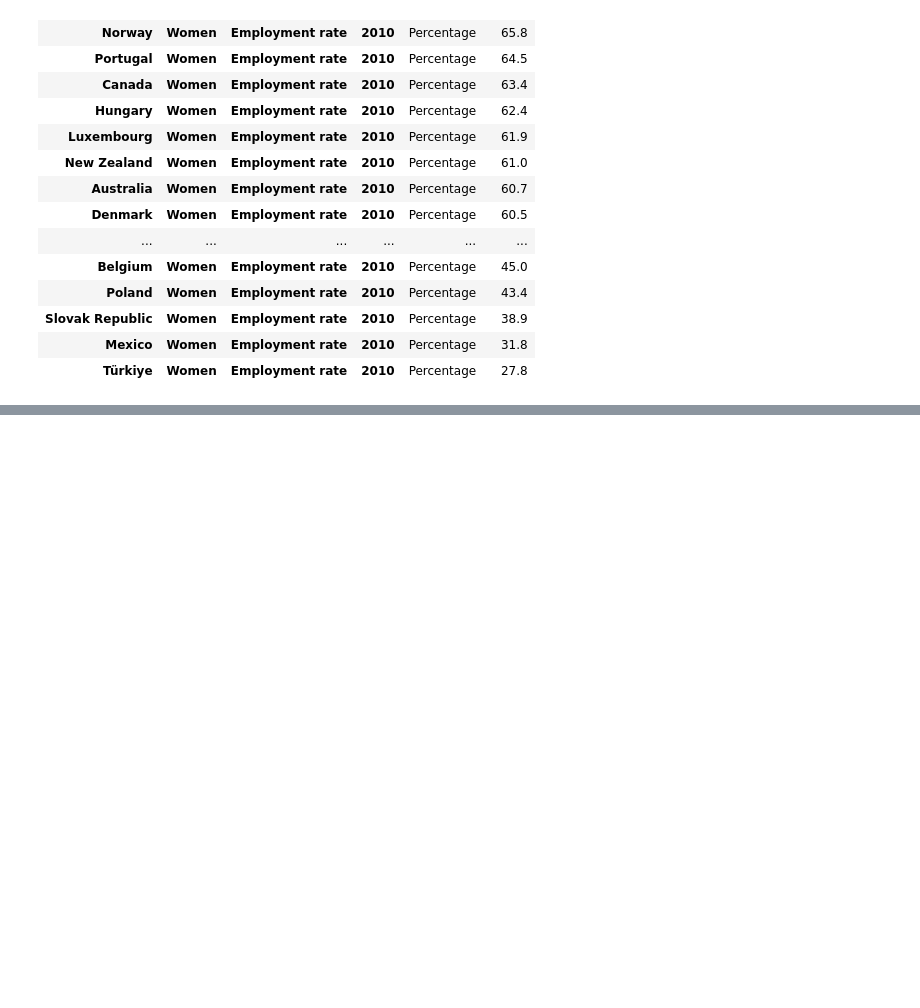
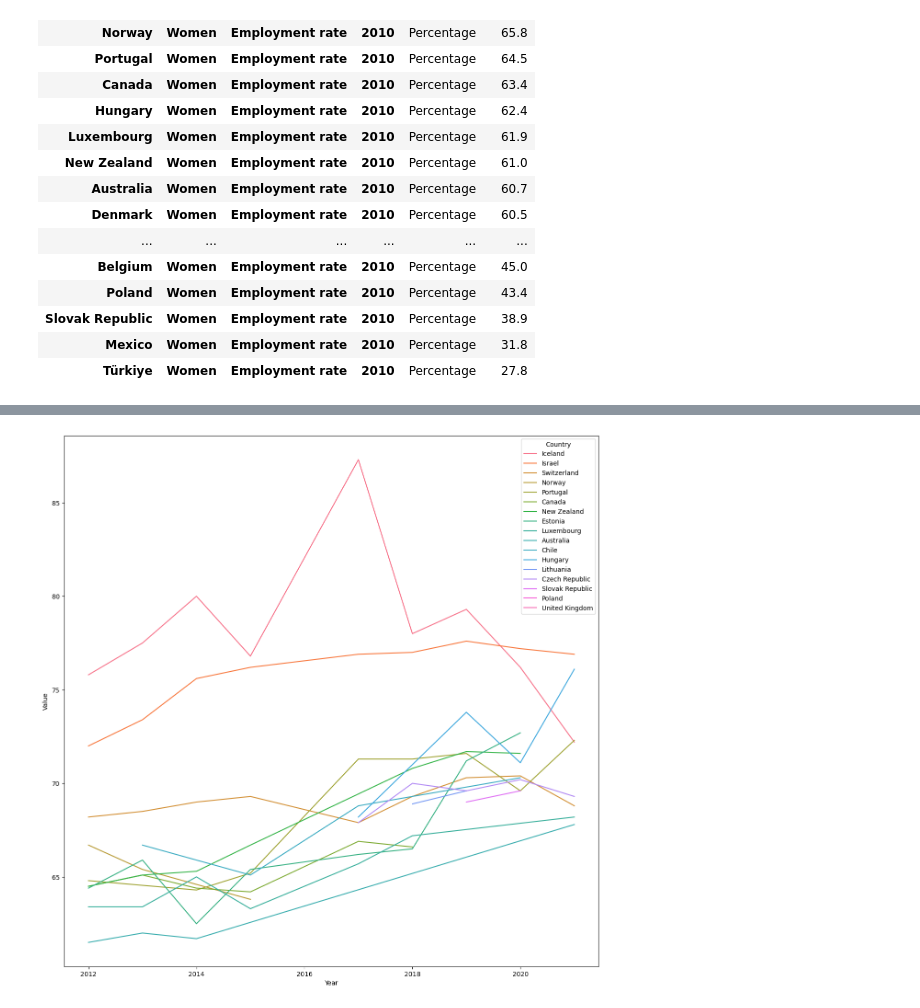
Before and after one commit to sergioabz/mid_project, a Jupyter notebook: notebooks/Final_Question_Analysis_midbootcamp_project.ipynb, the cells around one changed output, grey strips where cells are left out. Drawn from its saved outputs; the diff is of its cells as text; code cells hidden in the pictures; blank space fills up the shorter version.

Commit message:
I added the final plot

```diff
--- a/notebooks/Final_Question_Analysis_midbootcamp_project.ipynb
+++ b/notebooks/Final_Question_Analysis_midbootcamp_project.ipynb
@@ -110,0 +229,3 @@ max_immi2
+# %%
+data_9 = emp_rate_gender(data, 2020, 'Women')
+data_9
@@ -110,0 +246,3 @@ max_immi2
+# %%
+data_10 = emp_rate_gender(data, 2021, 'Women')
+data_10
@@ -110,0 +263,6 @@ max_immi2
+# %%
+dfs = [data_1, data_2, data_3, data_4, data_5, data_6, data_7, data_8, data_9, data_10  ]
+
+result = pd.concat(dfs).reset_index()
+
+result
@@ -110,0 +284,2 @@ max_immi2
+# %%
+result.columns = result.columns.droplevel(1)
@@ -110,0 +289,6 @@ max_immi2
+# %%
+fig, ax = plt.subplots(figsize=(15, 15))
+sns.lineplot(data=result, x='Year', y='Value', hue='Country', ax=ax)
+plt.show()
+# %% [output]
+[figure, added]
```
Also changed, not shown: parts of 17 cells of this notebook.
